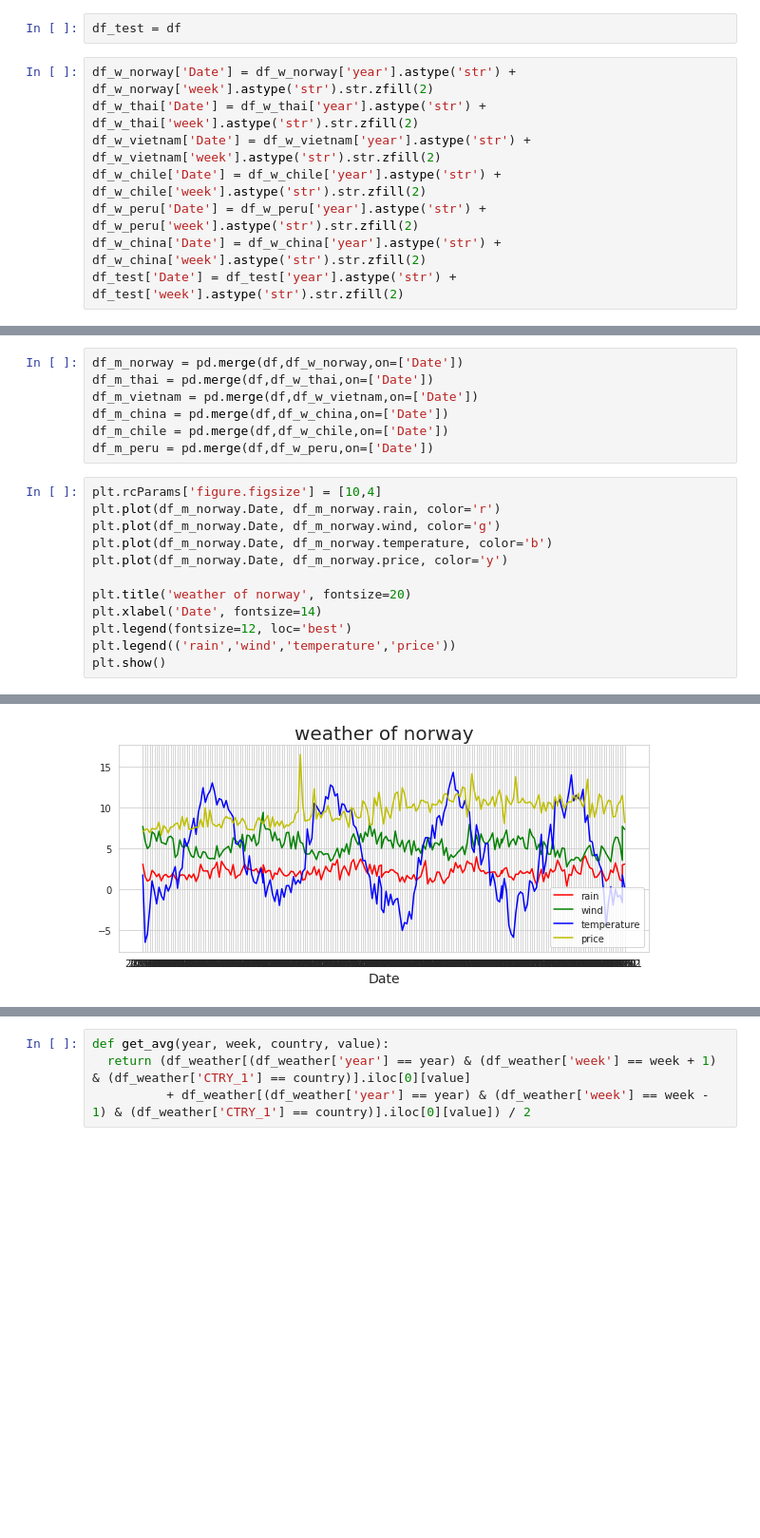
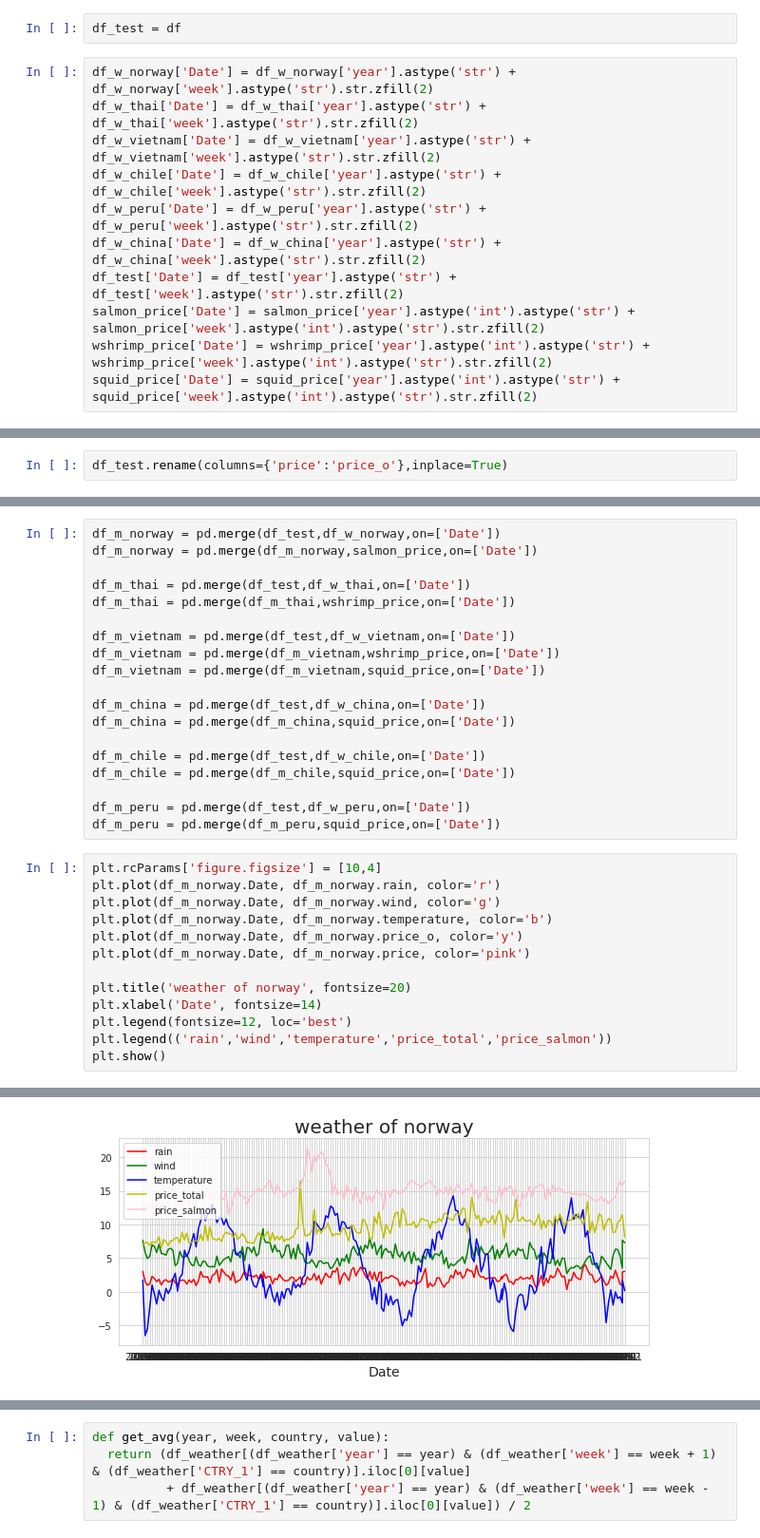
Before and after one commit to Yeony54/Project_Seafood_Import_Price_Prediction, a Jupyter notebook: 2. 추가데이터 EDA_수정 (2).ipynb, the cells around one changed output, grey strips where cells are left out. Shown at 95% size. Saved outputs shown, nothing was run; the diff lists cells and outputs as text; blank space fills up the shorter version.

```diff
--- a/2. 추가데이터 EDA_수정 (2).ipynb
+++ b/2. 추가데이터 EDA_수정 (2).ipynb
@@ -480,4 +453,7 @@ df_w_chile['Date'] = df_w_chile['year'].astype('str') + df_w_chile['week'].astyp
 df_w_peru['Date'] = df_w_peru['year'].astype('str') + df_w_peru['week'].astype('str').str.zfill(2)
 df_w_china['Date'] = df_w_china['year'].astype('str') + df_w_china['week'].astype('str').str.zfill(2)
 df_test['Date'] = df_test['year'].astype('str') + df_test['week'].astype('str').str.zfill(2)
+salmon_price['Date'] = salmon_price['year'].astype('int').astype('str') + salmon_price['week'].astype('int').astype('str').str.zfill(2)
+wshrimp_price['Date'] = wshrimp_price['year'].astype('int').astype('str') + wshrimp_price['week'].astype('int').astype('str').str.zfill(2)
+squid_price['Date'] = squid_price['year'].astype('int').astype('str') + squid_price['week'].astype('int').astype('str').str.zfill(2)
 # %%
@@ -490,0 +470,2 @@ df_test.sort_values(by = 'Date', inplace=True)
+# %%
+df_test.rename(columns={'price':'price_o'},inplace=True)
@@ -491,21 +477,34 @@ df_test.sort_values(by = 'Date', inplace=True)
 # %%
-df_m_norway = pd.merge(df,df_w_norway,on=['Date'])
-df_m_thai = pd.merge(df,df_w_thai,on=['Date'])
-df_m_vietnam = pd.merge(df,df_w_vietnam,on=['Date'])
-df_m_china = pd.merge(df,df_w_china,on=['Date'])
-df_m_chile = pd.merge(df,df_w_chile,on=['Date'])
-df_m_peru = pd.merge(df,df_w_peru,on=['Date'])
+df_m_norway = pd.merge(df_test,df_w_norway,on=['Date'])
+df_m_norway = pd.merge(df_m_norway,salmon_price,on=['Date'])
+
+df_m_thai = pd.merge(df_test,df_w_thai,on=['Date'])
+df_m_thai = pd.merge(df_m_thai,wshrimp_price,on=['Date'])
+
+df_m_vietnam = pd.merge(df_test,df_w_vietnam,on=['Date'])
+df_m_vietnam = pd.merge(df_m_vietnam,wshrimp_price,on=['Date'])
+df_m_vietnam = pd.merge(df_m_vietnam,squid_price,on=['Date'])
+
+df_m_china = pd.merge(df_test,df_w_china,on=['Date'])
+df_m_china = pd.merge(df_m_china,squid_price,on=['Date'])
+
+df_m_chile = pd.merge(df_test,df_w_chile,on=['Date'])
+df_m_chile = pd.merge(df_m_chile,squid_price,on=['Date'])
+
+df_m_peru = pd.merge(df_test,df_w_peru,on=['Date'])
+df_m_peru = pd.merge(df_m_peru,squid_price,on=['Date'])
 # %%
 plt.rcParams['figure.figsize'] = [10,4]
 plt.plot(df_m_norway.Date, df_m_norway.rain, color='r')
 plt.plot(df_m_norway.Date, df_m_norway.wind, color='g')
 plt.plot(df_m_norway.Date, df_m_norway.temperature, color='b')
-plt.plot(df_m_norway.Date, df_m_norway.price, color='y')
+plt.plot(df_m_norway.Date, df_m_norway.price_o, color='y')
+plt.plot(df_m_norway.Date, df_m_norway.price, color='pink')
 
 plt.title('weather of norway', fontsize=20)
 plt.xlabel('Date', fontsize=14)
 plt.legend(fontsize=12, loc='best')
-plt.legend(('rain','wind','temperature','price'))
+plt.legend(('rain','wind','temperature','price_total','price_salmon'))
 plt.show()
 # %% [output]
 No handles with labels found to put in legend.
@@ -512 +513 @@ No handles with labels found to put in legend.
-[figure, old version]
+[figure, new version]
```
Also changed, not shown: parts of 47 cells of this notebook.
